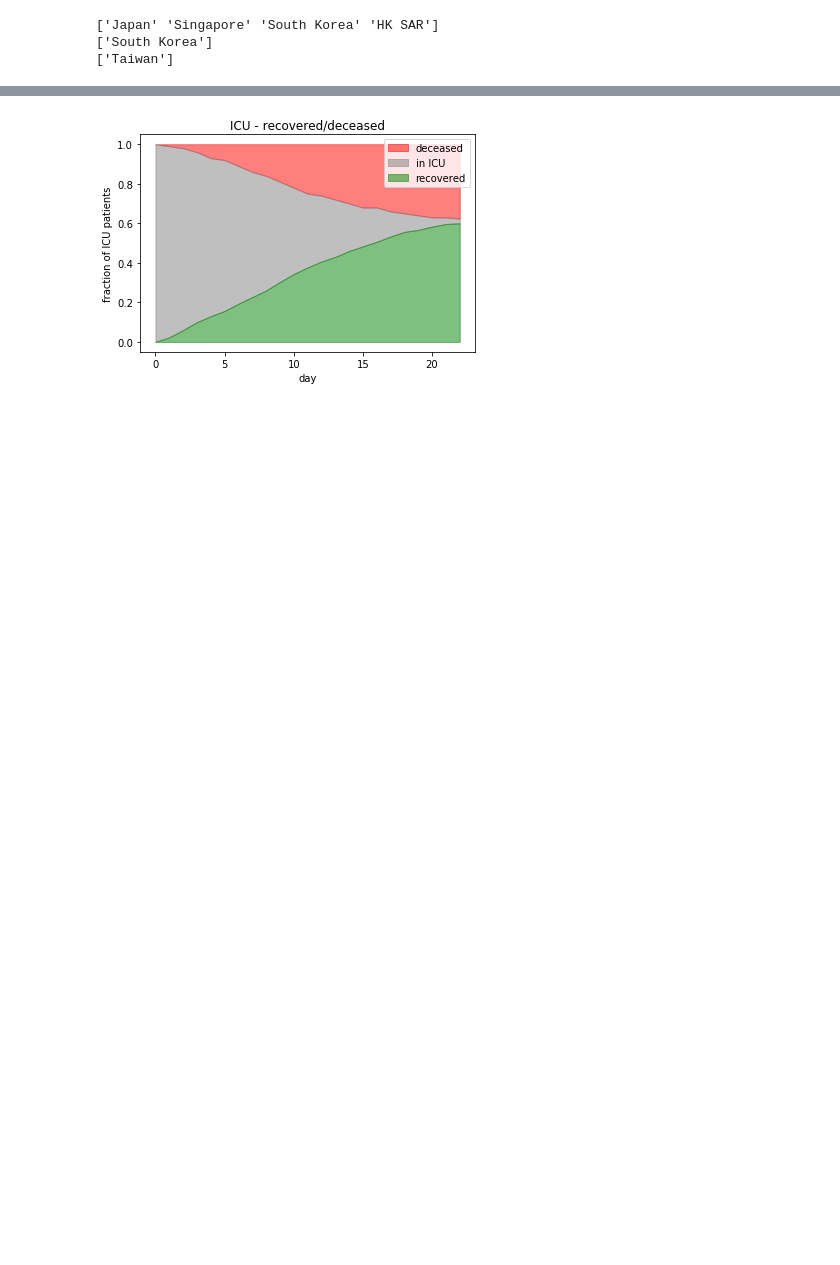
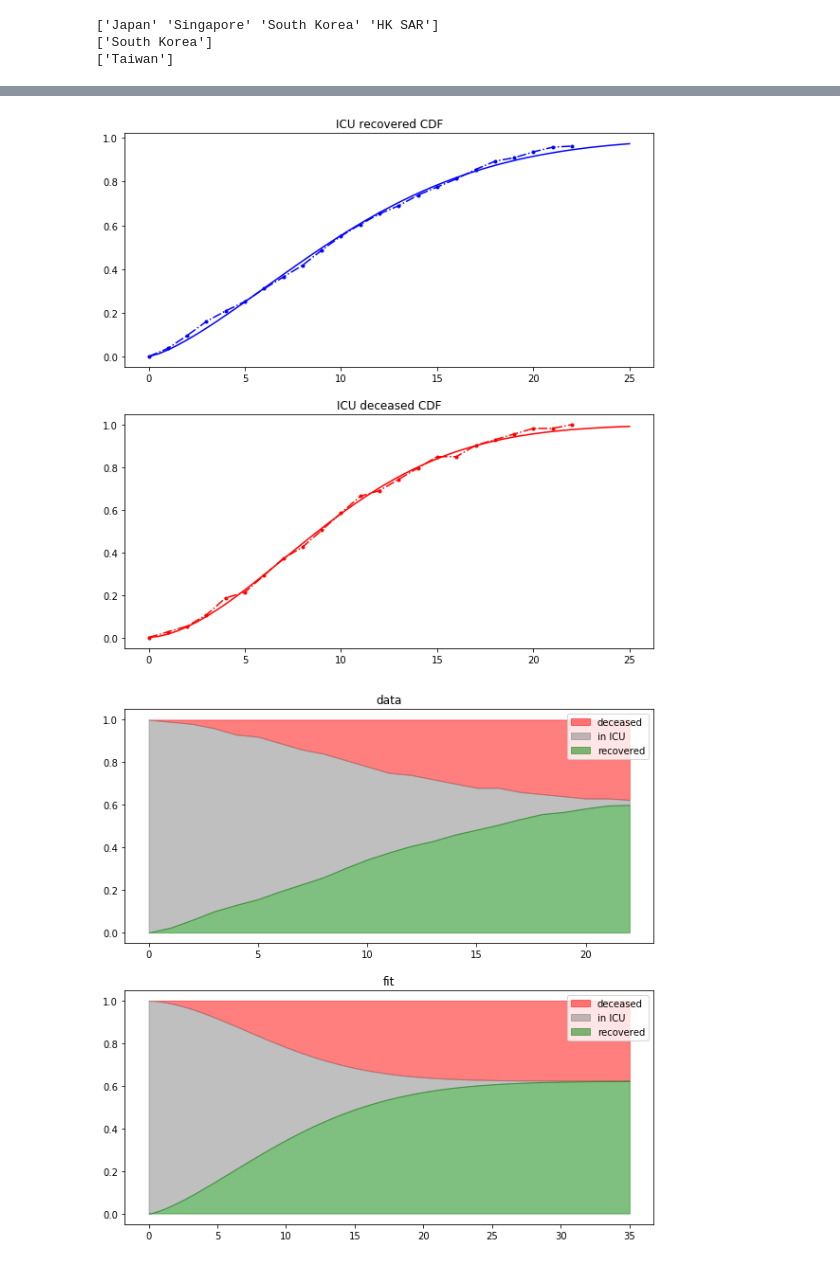
Before and after one commit to luka-medic/CoronaVirus, a Jupyter notebook: processing_data.ipynb, the cells around one changed output, grey strips where cells are left out. Cells and saved outputs as stored; diff of their text form; code cells hidden in the pictures; blank space fills up the shorter version.

Commit message:
processing_data #3

```diff
--- a/processing_data.ipynb
+++ b/processing_data.ipynb
@@ -1,8 +1,9 @@
 # %%
 import numpy as np
 import pandas as pd
-from scipy import stats
 import matplotlib.pyplot as plt
+from scipy.optimize import curve_fit
+from scipy.stats import *
 import datetime
 
 def days_between(d1, d2):
@@ -11,10 +12,10 @@ def days_between(d1, d2):
     return abs((d2 - d1).days)
 
 cols1 = ['country','age','date_hospitalised','date_death','date_recovered','date_onset','date_first_consultation']
-cols2 = ['sex','birth_year','country','exposure_start','confirmed_date','released_date','deceased_date']
+cols2 = ['sex','birth_year','country','group','infection_reason','exposure_start','confirmed_date','released_date','deceased_date']
 cols3 = ['Age','Gender','Nationality','Symptomatic ToConfirmation','Days ToRecover']
 cols1_rename = ['country','age','hospit_date','death_date','rec_date','onset_date','confirm_date']
-cols2_rename = ['sex', 'birth_year', 'country', 'exposure_start','confirm_date','releas_date','decease_date']
+cols2_rename = ['sex','birth_year','country', 'group','infection_reason','exposure_start','confirm_date','releas_date','decease_date']
 cols3_rename = ['age', 'sex', 'country', 'sympt_to_confirm', 'confirm_to_release']
 
 data1 = pd.read_csv(r"data/subset_international_cases_2020_03_11.csv", usecols=cols1)
@@ -40,7 +41,7 @@ data1.loc[data1['hospit_to_decease'].notna()]
 
 # data 2
 data2['age'] = 2020 - data2['birth_year']
-for col in cols2[3:]:
+for col in cols2[5:]:
     data2[col] = pd.to_datetime(data2[col])
 data2['expose_to_confirm'] = (data2['confirm_date']-data2['exposure_start']).dt.days
 data2['confirm_to_release'] = (data2['releas_date']-data2['confirm_date']).dt.days
@@ -48,6 +49,9 @@ data2['confirm_to_decease'] = (data2['decease_date']-data2['confirm_date']).dt.d
 data2 = data2.drop(columns=['birth_year', 'exposure_start', 'confirm_date', 'confirm_date', 'releas_date', 'decease_date'])
 data2 = data2.loc[data2['country'] == 'Korea']
 data2 = data2.replace('Korea', 'South Korea')
+data2 = data2.loc[data2['group'] != 'Shincheonji Church']
+data2 = data2.loc[data2['infection_reason'] != 'contact with patient']
+# data2 = data2.loc[data2['expose_to_confirm'] == 0]
 
 # data 3
 data3 = data3.loc[data3['country'] == 'Taiwanese']  # in Taiwan: confirm = hospital
@@ -57,6 +61,7 @@ data3['sex'] = data3['sex'].str.lower()
 print(data1['country'].unique())
 print(data2['country'].unique())
 print(data3['country'].unique())
+
 
 data1 = data1.loc[data1['onset_to_confirm'].notna()]      # 173 cases
 # data1 = data1.loc[data1['hospit_to_release'].notna()]     # 51 cases
@@ -69,7 +74,6 @@ data2 = data2.loc[data2['expose_to_confirm'].notna()]     # 352 cases
 data3 = data3.loc[data3['sympt_to_confirm'].notna()]      # 275 cases
 # data3 = data3.loc[data3['confirm_to_release'].notna()]    # only 9 cases  # otherwise isolated
 
-
 data2 = data2.loc[data2['expose_to_confirm'] >= 0]
 # %% [output]
 ['Japan' 'Singapore' 'South Korea' 'HK SAR']
@@ -84,7 +88,7 @@ plt.xlabel('days')
 plt.ylabel('number of patients')
 
 for gender, label in zip([male, female], ['male', 'female']):
-    plt.hist(gender['expose_to_confirm'], bins=np.arange(0,40,1), alpha=0.5, label=label+' ('+str(gender.size)+')')
+    plt.hist(gender['expose_to_confirm'], bins=np.arange(0,40,1), alpha=0.5, label=label+' ('+str(len(gender))+')')
 
 plt.legend()
 
@@ -131,19 +165,60 @@ data4 = data4.rename(columns={k:v for k,v in zip(['day', 'percent recovered', 'p
 data4 = data4.loc[:, ['rec','die']] / 100
 days = np.arange(0, len(data4))
 
-print(days)
-print(data4)
 # plt.plot(days, data4['rec'], '.-', color='b')
 # plt.plot(days, 1-data4['die'], '.-', color='r')
 
-plt.fill_between(days, 1-data4['die'], np.ones_like(data4['die']), color='r', alpha=0.5, label='deceased')
-plt.fill_between(days, data4['rec'], 1-data4['die'], color='grey', alpha=0.5, label='in ICU')
-plt.fill_between(days, np.zeros_like(data4['rec']), data4['rec'], color='g', alpha=0.5, label='recovered')
+# plt.fill_between(days, 1-data4['die'], np.ones_like(data4['die']), color='r', alpha=0.5, label='deceased')
+# plt.fill_between(days, data4['rec'], 1-data4['die'], color='grey', alpha=0.5, label='in ICU')
+# plt.fill_between(days, np.zeros_like(data4['rec']), data4['rec'], color='g', alpha=0.5, label='recovered')
+#
+# plt.legend()
+# plt.xlabel('day')
+# plt.ylabel('fraction of ICU patients')
+# plt.title('ICU - recovered/deceased')
 
-plt.legend()
-plt.xlabel('day')
-plt.ylabel('fraction of ICU patients')
-plt.title('ICU - recovered/deceased')
+cdf_die = np.array(data4['die'])
+cdf_rec = np.array((data4['rec']))
+tot_prob = [cdf_rec[-1], cdf_die[-1]]
+tot_prob = [1-cdf_die[-1], cdf_die[-1]]
+print(tot_prob, sum(tot_prob))
+cdf_rec /= tot_prob[0]
+cdf_die /= tot_prob[1]
+save_params=[]
+fig, ax = plt.subplots(2, figsize=(10,10))
+for i, (data, c) in enumerate(zip([cdf_rec, cdf_die], ['b', 'r'])):
+    # x = np.linspace(0,22,100)
+    f = lambda x,mu,sigma: chi(mu,loc=0,scale=sigma).cdf(x)
+    mu,sigma = curve_fit(f,days,data)[0]
 
-plt.savefig('figures/ICU_patients.png')
+    ax[i].plot(days, data, '.-.', color=c)
+    # ax[i].plot(days, cdf_die)
+    x=np.linspace(0,25)
+    ax[i].plot(x, chi(mu,loc=0,scale=sigma).cdf(x),color=c)
+    # plt.plot(days, norm(mu,sigma).cdf(day))
+    print(mu,sigma,'loc=0', ' |prob=',tot_prob[i])
+    save_params.append([mu,sigma])
+ax[0].set_title('ICU recovered CDF')
+ax[1].set_title('ICU deceased CDF')
+# plt.plot(days,y)
+# plt.plot(days,np.gradient(data4['die']))
+plt.savefig('figures/ICU_CDF.png')
+
+fig, ax = plt.subplots(2, figsize=(10,10))
+ax[0].fill_between(days, 1-data4['die'], np.ones_like(data4['die']), color='r', alpha=0.5, label='deceased')
+ax[0].fill_between(days, data4['rec'], 1-data4['die'], color='grey', alpha=0.5, label='in ICU')
+ax[0].fill_between(days, np.zeros_like(data4['rec']), data4['rec'], color='g', alpha=0.5, label='recovered')
+
+x = np.linspace(0,7*5,200)
+ax[1].fill_between(x, 1-chi(save_params[1][0],loc=0,scale=save_params[1][1]).cdf(x)*tot_prob[1], np.ones_like(x), color='r', alpha=0.5, label='deceased')
+ax[1].fill_between(x, chi(save_params[0][0],loc=0,scale=save_params[0][1]).cdf(x)*tot_prob[0],
+                   1-chi(save_params[1][0],loc=0,scale=save_params[1][1]).cdf(x)*tot_prob[1], color='grey', alpha=0.5, label='in ICU')
+ax[1].fill_between(x, np.zeros_like(x), chi(save_params[0][0],loc=0,scale=save_params[0][1]).cdf(x)*tot_prob[0],
+                   color='g', alpha=0.5, label='recovered')
+
+ax[0].legend()
+ax[1].legend()
+ax[0].set_title('data')
+ax[1].set_title('fit')
+plt.savefig('figures/ICU_CDF2.png')
 # %% [output]
@@ -167 +228,2 @@ plt.savefig('figures/ICU_patients.png')
-[figure, old version]
+[figure, new version]
+[figure, added]
```
Also changed, not shown: parts of 5 cells of this notebook, 25 other files.
